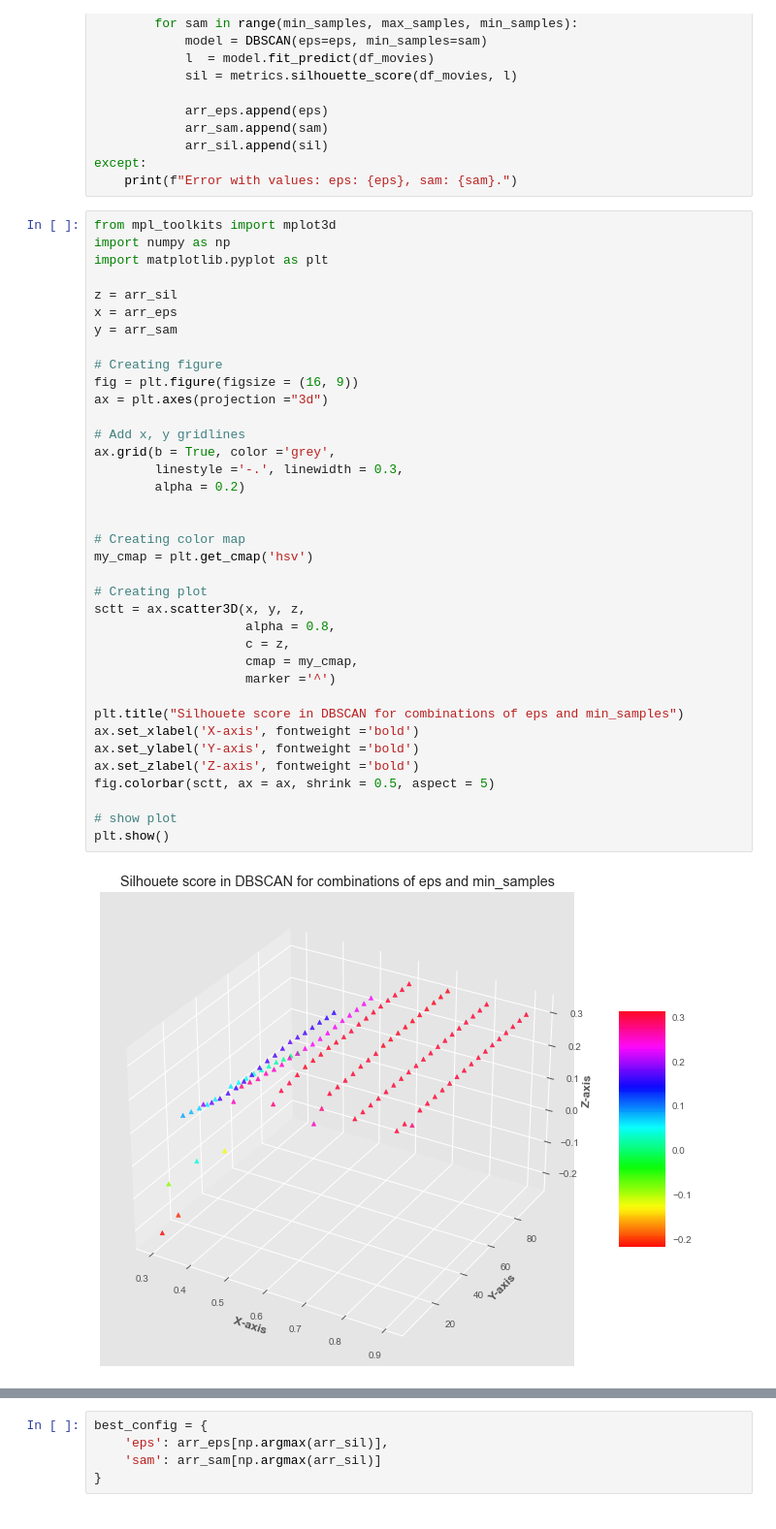
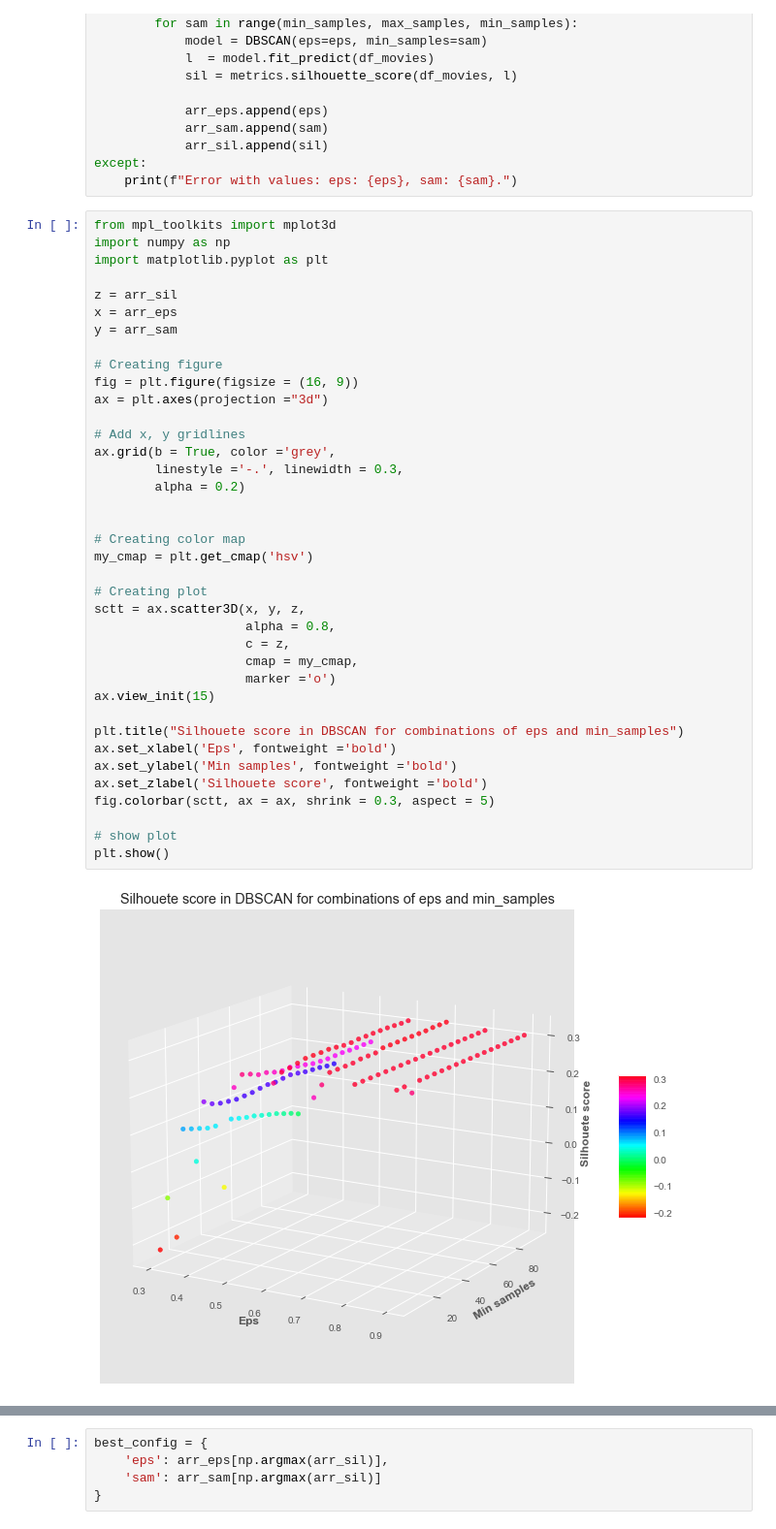
Before and after one commit to imarcosenciso/movie-suggester, a Jupyter notebook: algorithms_limpio.ipynb, the cells around one changed output, grey strips where cells are left out. Shown at 97% size. Cells and saved outputs as stored; diff of their text form.

Commit message:
3D plot angle fixed for clarity

```diff
--- a/algorithms_limpio.ipynb
+++ b/algorithms_limpio.ipynb
@@ -368,36 +368,37 @@ import numpy as np
 import matplotlib.pyplot as plt
 
 z = arr_sil
 x = arr_eps
 y = arr_sam
 
 # Creating figure
 fig = plt.figure(figsize = (16, 9))
 ax = plt.axes(projection ="3d")
 
 # Add x, y gridlines
 ax.grid(b = True, color ='grey',
         linestyle ='-.', linewidth = 0.3,
         alpha = 0.2)
 
 
 # Creating color map
 my_cmap = plt.get_cmap('hsv')
 
 # Creating plot
 sctt = ax.scatter3D(x, y, z,
                     alpha = 0.8,
                     c = z,
                     cmap = my_cmap,
-                    marker ='^')
+                    marker ='o')
+ax.view_init(15)
 
 plt.title("Silhouete score in DBSCAN for combinations of eps and min_samples")
-ax.set_xlabel('X-axis', fontweight ='bold')
-ax.set_ylabel('Y-axis', fontweight ='bold')
-ax.set_zlabel('Z-axis', fontweight ='bold')
-fig.colorbar(sctt, ax = ax, shrink = 0.5, aspect = 5)
+ax.set_xlabel('Eps', fontweight ='bold')
+ax.set_ylabel('Min samples', fontweight ='bold')
+ax.set_zlabel('Silhouete score', fontweight ='bold')
+fig.colorbar(sctt, ax = ax, shrink = 0.3, aspect = 5)
 
 # show plot
 plt.show()
 # %% [output]
-[figure, old version]
+[figure, new version]
```
Also changed, not shown: parts of 1 cell of this notebook.
